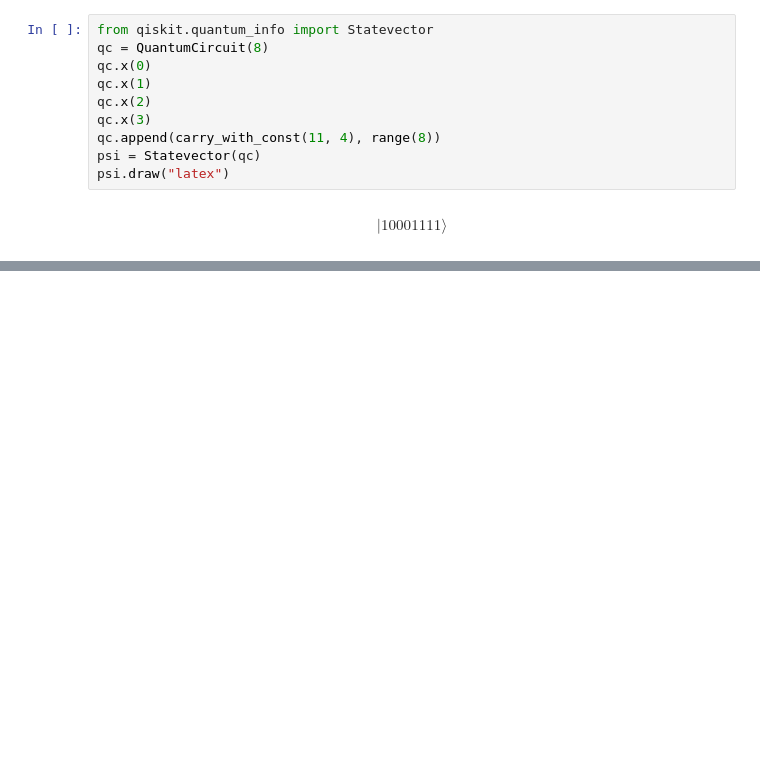
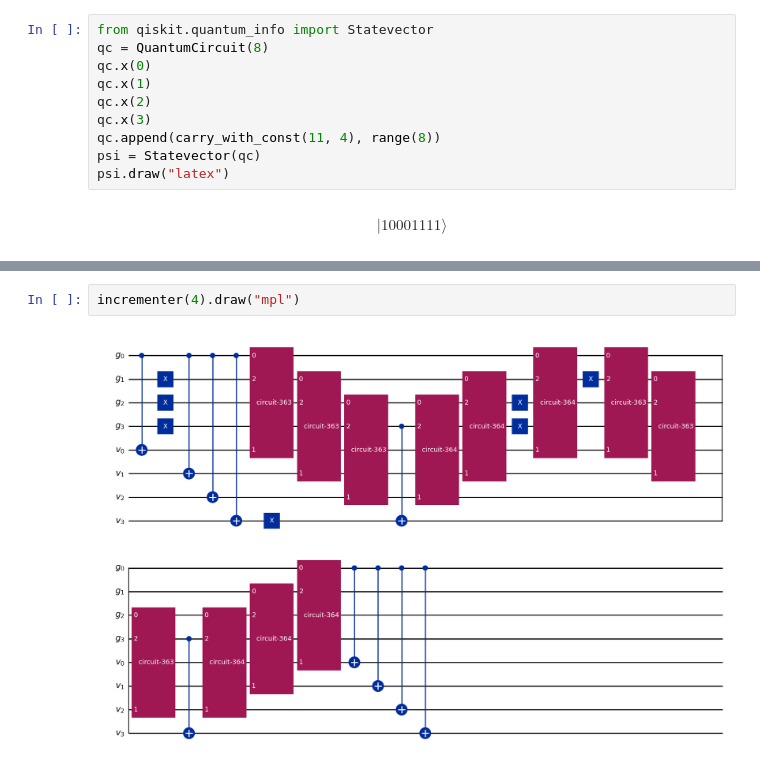
Before and after one commit to Flirm/quantum-circuits-implementation, a Jupyter notebook: implementations/arithmetic_operations/Haner/notebooks/adder_class.ipynb, the cells around one changed output, grey strips where cells are left out. Saved outputs shown, nothing was run; the diff lists cells and outputs as text; blank space fills up the shorter version.

Commit message:
impl gidney incrementer

```diff
--- a/implementations/arithmetic_operations/Haner/notebooks/adder_class.ipynb
+++ b/implementations/arithmetic_operations/Haner/notebooks/adder_class.ipynb
@@ -72,0 +123,4 @@ $$ |10001111\rangle$$
+# %%
+incrementer(4).draw("mpl")
+# %% [output]
+[figure, added]
```
Also changed, not shown: parts of 4 cells of this notebook, 1 other file.
